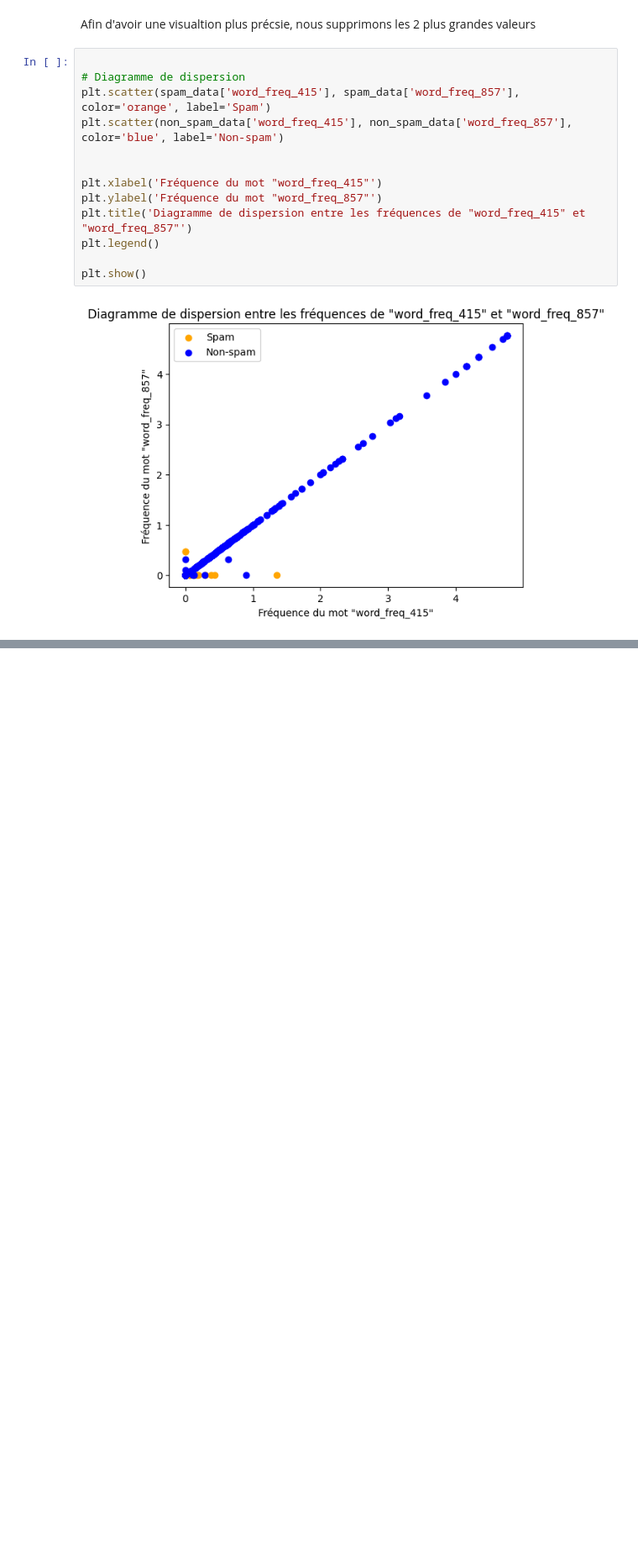
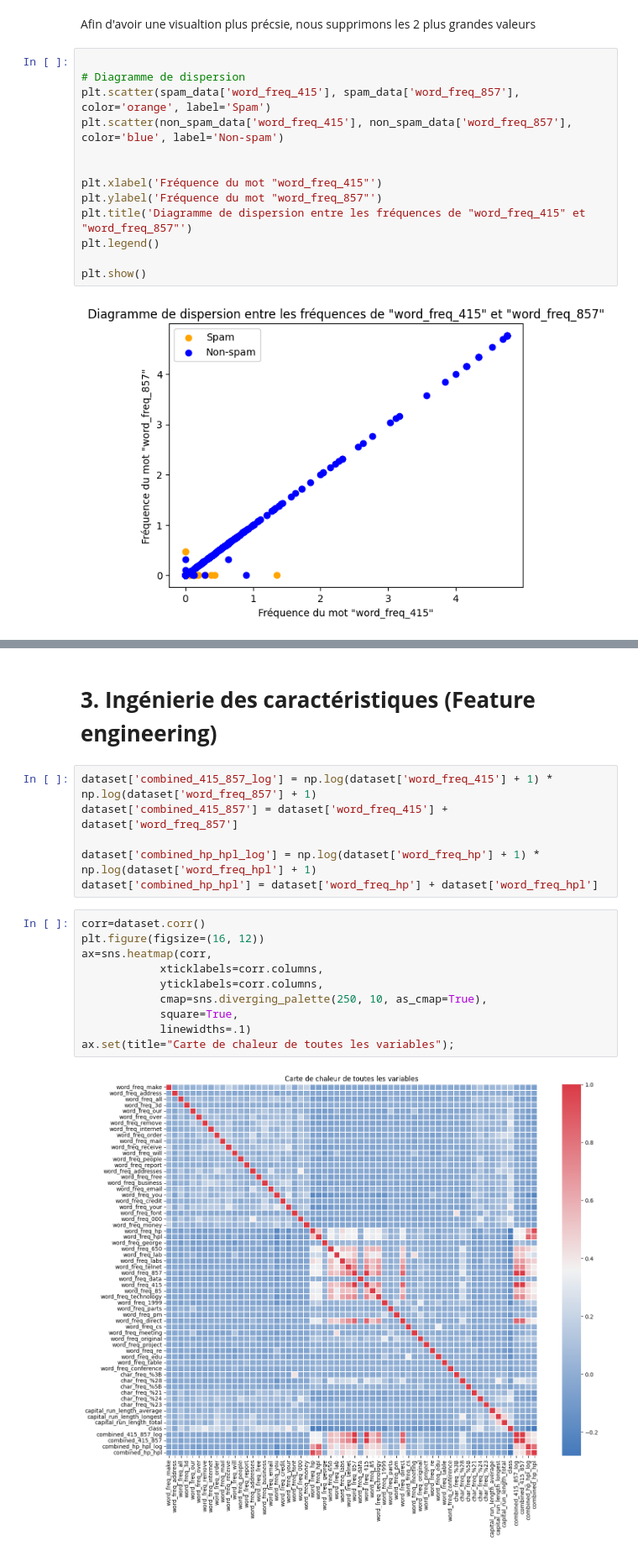
Before and after one commit to RoninNapoletano/MGL8707-spam-detection, a Jupyter notebook: mgl8707-spambase-uci.ipynb, the cells around one changed output, grey strips where cells are left out. Shown at 84% size. Cells and saved outputs as stored; diff of their text form; blank space fills up the shorter version.

```diff
--- a/mgl8707-spambase-uci.ipynb
+++ b/mgl8707-spambase-uci.ipynb
@@ -304,3 +316,23 @@ pivot_class_freq
 | 0 | 0.109984 | 0.021713 | 0.011648 | 0.158578 | 0.050281 | 0.022684 | ... |
 | 1 | 0.513713 | 0.078877 | 0.174478 | 0.108970 | 0.020573 | 0.008199 | ... |
 2 rows × 54 columns
+# %% [markdown]
+# **3. Ingénierie des caractéristiques (Feature engineering)**
+# %%
+dataset['combined_415_857_log'] = np.log(dataset['word_freq_415'] + 1) * np.log(dataset['word_freq_857'] + 1)
+dataset['combined_415_857'] = dataset['word_freq_415'] + dataset['word_freq_857']
+
+dataset['combined_hp_hpl_log'] = np.log(dataset['word_freq_hp'] + 1) * np.log(dataset['word_freq_hpl'] + 1)
+dataset['combined_hp_hpl'] = dataset['word_freq_hp'] + dataset['word_freq_hpl']
+# %%
+corr=dataset.corr()
+plt.figure(figsize=(16, 12))
+ax=sns.heatmap(corr,
+            xticklabels=corr.columns,
+            yticklabels=corr.columns,
+            cmap=sns.diverging_palette(250, 10, as_cmap=True),
+            square=True,
+            linewidths=.1)
+ax.set(title="Carte de chaleur de toutes les variables");
+# %% [output]
+[figure, added]
```
Also changed, not shown: parts of 27 cells of this notebook.
